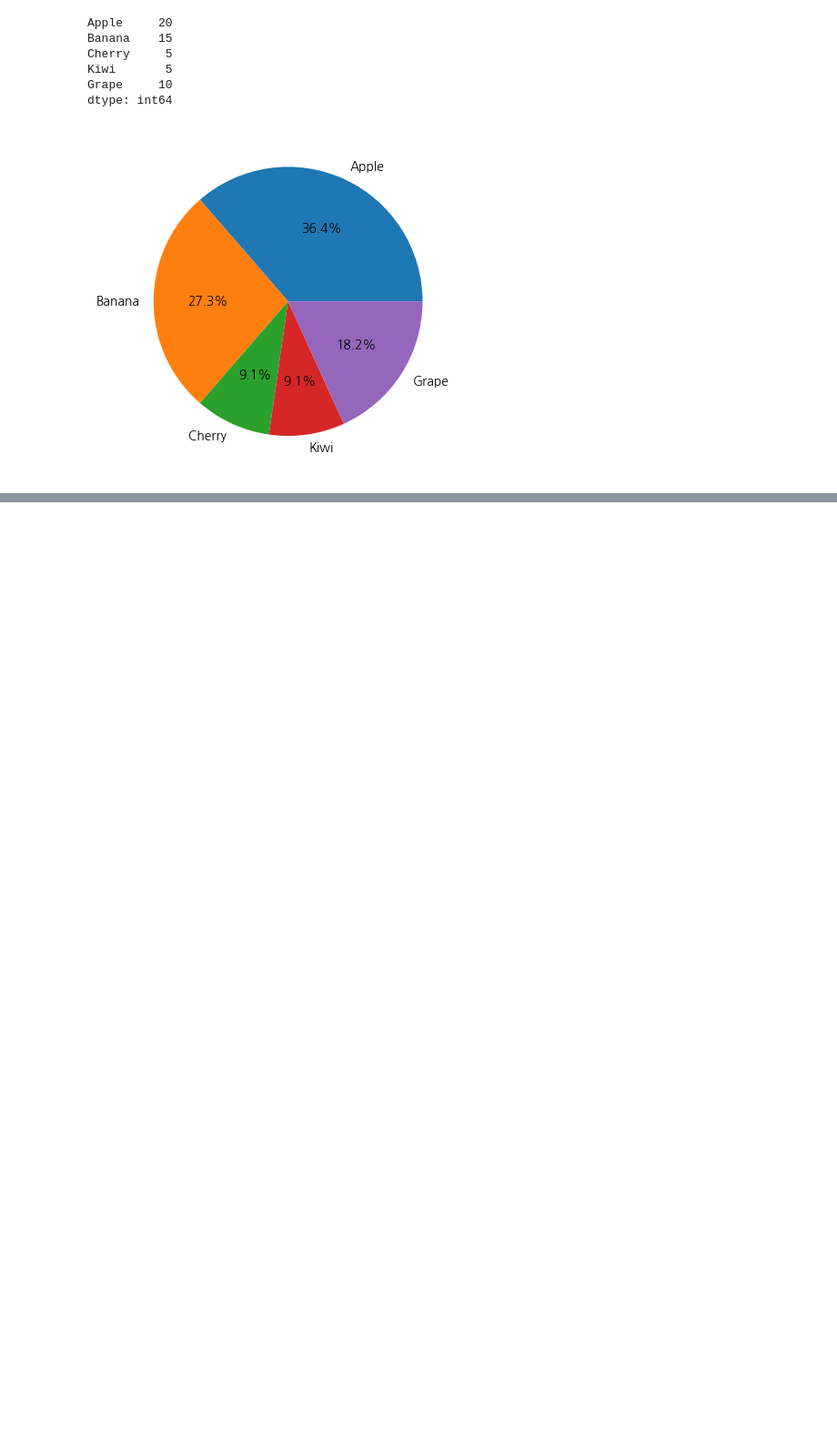
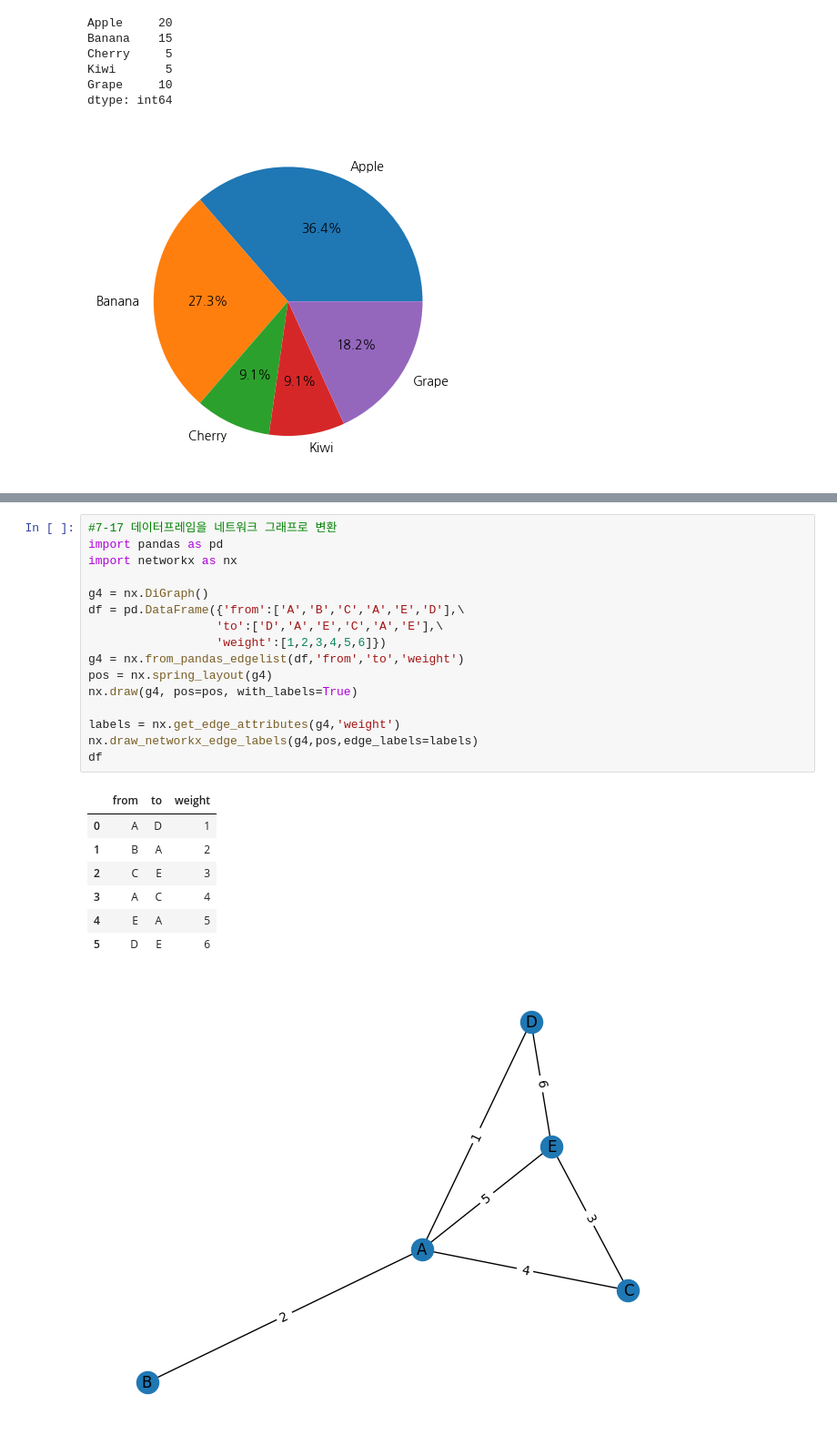
Before and after one commit to hj-1006/hj_pyton_study, a Jupyter notebook: 07_데이터_시각화.ipynb, the cells around one changed output, grey strips where cells are left out. Shown at 91% size. Cells and saved outputs as stored; diff of their text form; blank space fills up the shorter version.

```diff
--- a/07_데이터_시각화.ipynb
+++ b/07_데이터_시각화.ipynb
@@ -175,0 +176,25 @@ plt.show()
+# %%
+#7-17 데이터프레임을 네트워크 그래프로 변환
+import pandas as pd
+import networkx as nx
+
+g4 = nx.DiGraph()
+df = pd.DataFrame({'from':['A','B','C','A','E','D'],\
+                  'to':['D','A','E','C','A','E'],\
+                  'weight':[1,2,3,4,5,6]})
+g4 = nx.from_pandas_edgelist(df,'from','to','weight')
+pos = nx.spring_layout(g4)
+nx.draw(g4, pos=pos, with_labels=True)
+
+labels = nx.get_edge_attributes(g4,'weight')
+nx.draw_networkx_edge_labels(g4,pos,edge_labels=labels)
+df
+# %% [output]
+|  | from | to | weight |
+| 0 | A | D | 1 |
+| 1 | B | A | 2 |
+| 2 | C | E | 3 |
+| 3 | A | C | 4 |
+| 4 | E | A | 5 |
+| 5 | D | E | 6 |
+[figure, added]
```
Also changed, not shown: parts of 6 cells of this notebook.
